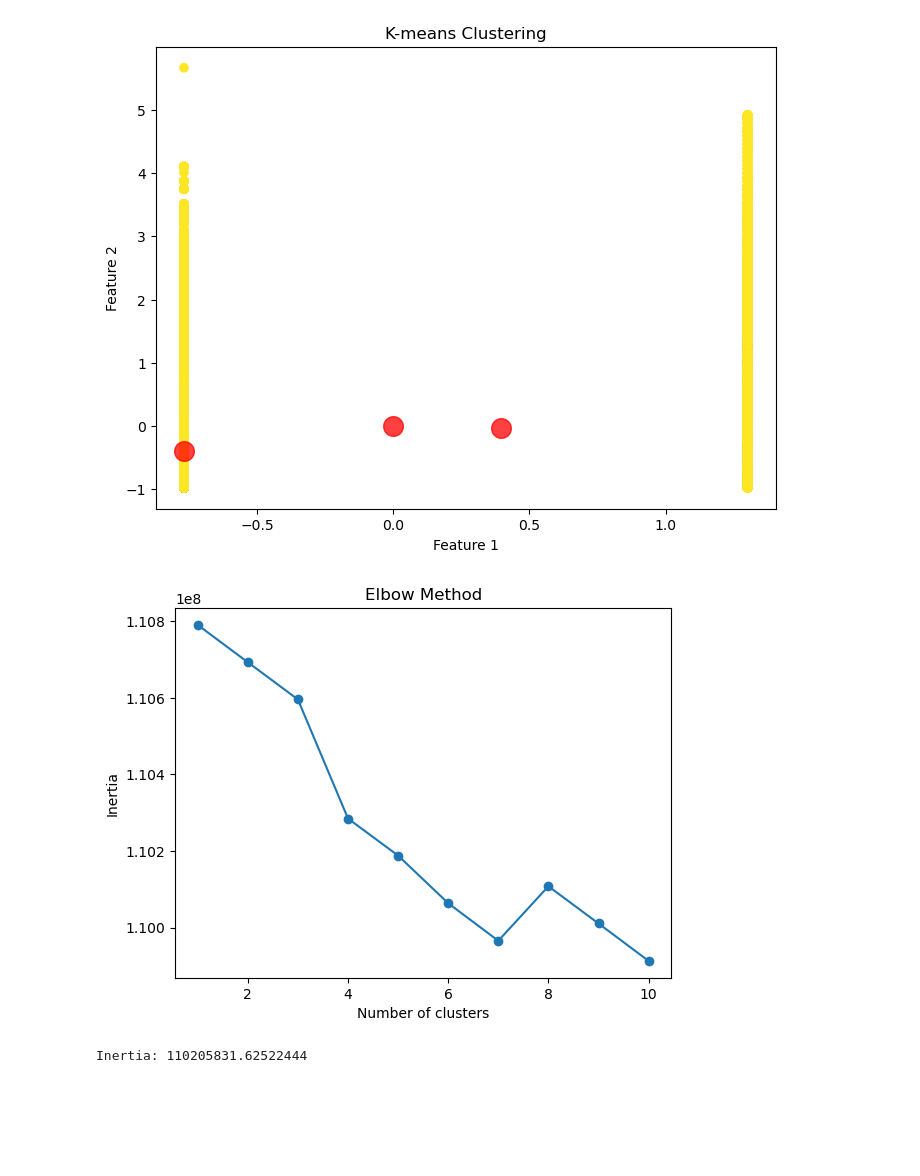
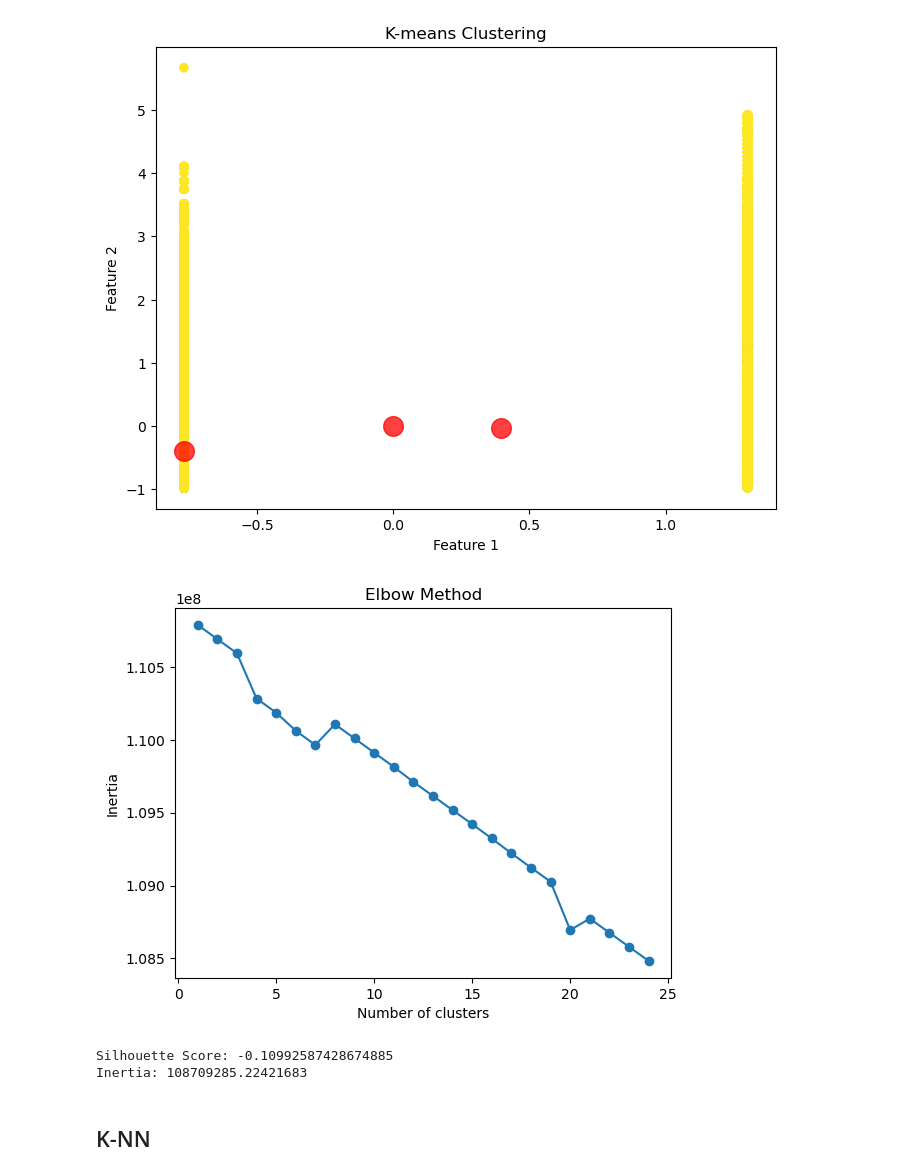
Before and after one commit to darwincsg/Hotel_Analysis, a Jupyter notebook: Machine_Learning/TdC3.ipynb, the cells around one changed output. Drawn from its saved outputs; the diff is of its cells as text; code cells hidden in the pictures; blank space fills up the shorter version.

```diff
--- a/Machine_Learning/TdC3.ipynb
+++ b/Machine_Learning/TdC3.ipynb
@@ -203,0 +210,14 @@ weighted avg       1.00      1.00      1.00     23878
+# %%
+scaler = StandardScaler()
+X = scaler.fit_transform(X)
+
+k = 5
+kf = KFold(n_splits=k, shuffle=True, random_state=1)
+
+#Scores
+scores = cross_val_score(best_model, X, y, cv=kf, scoring='accuracy')
+
+# Results
+print(f'Accuracy Scores for each fold: {scores}')
+print(f'Mean Accuracy: {np.mean(scores):.2f}')
+print(f'Standard Deviation of Accuracy: {np.std(scores):.2f}')
@@ -426,26 +474,32 @@ Silhouette Score: -0.04618333074441832
 [figure]
 # %%
 inertias = []
-k_range = range(1, 11)
+k_range = range(1, 25)
 for k in k_range:
     kmeans = KMeans(n_clusters=k, random_state=42)
     kmeans.fit(X_train_K)
     inertias.append(kmeans.inertia_)
 
 plt.plot(k_range, inertias, marker='o')
 plt.xlabel('Number of clusters')
 plt.ylabel('Inertia')
 plt.title('Elbow Method')
 plt.show()
 # %% [output]
-[figure, old version]
+[figure, new version]
 # %%
 scaler = StandardScaler()
 X_train_K = scaler.fit_transform(X_train)
 
-kmeans = KMeans(n_clusters=7, random_state=0)
+kmeans = KMeans(n_clusters=20, random_state=0)
 y_kmeans = kmeans.fit_predict(X_train_K)
 
+silhouette_avg = silhouette_score(X_train_K, kmeans.labels_)
+
+print(f'Silhouette Score: {silhouette_avg}')
 print(f'Inertia: {kmeans.inertia_}')
 # %% [output]
-Inertia: 110205831.62522444
+Silhouette Score: -0.10992587428674885
+Inertia: 108709285.22421683
+# %% [markdown]
+## K-NN
```
Also changed, not shown: parts of 14 cells of this notebook.
